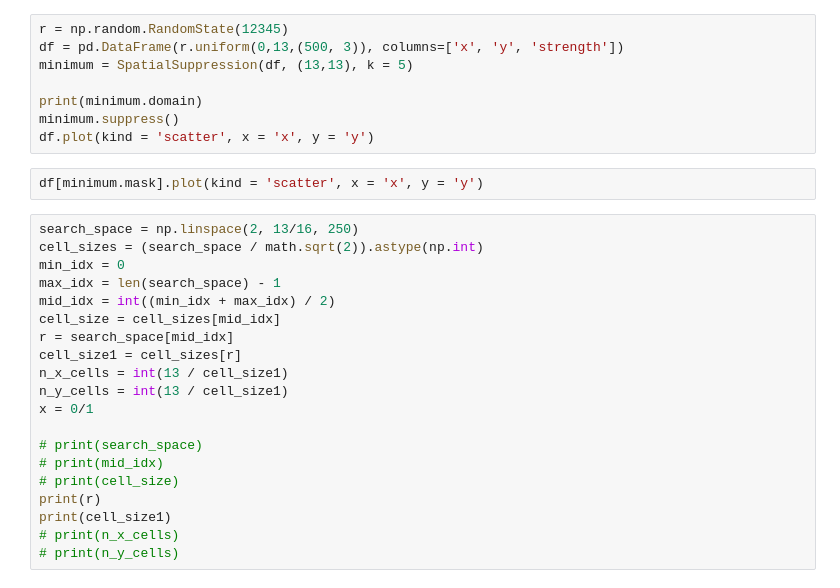
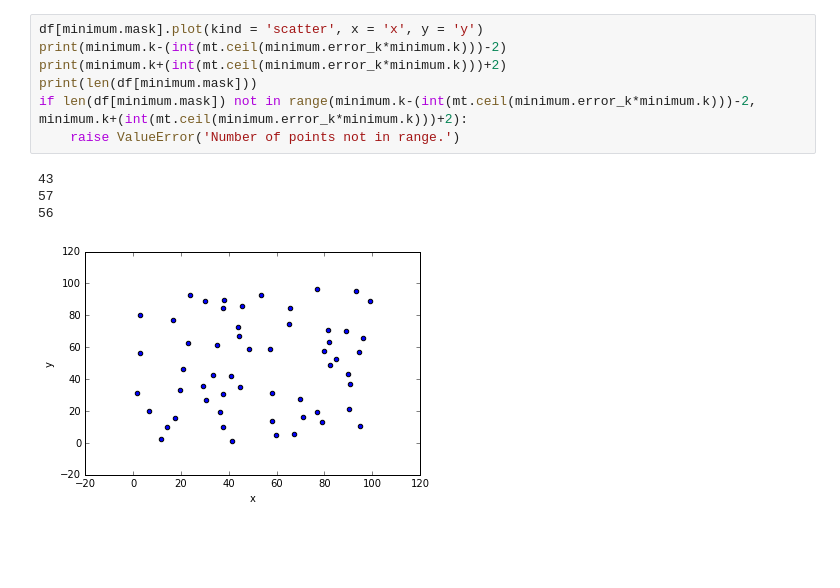
Before and after one commit to tisaconundrum2/autocnet, a Jupyter notebook: notebooks/spatial_suppression_testing.ipynb, the cells around one changed output. Saved outputs shown, nothing was run; the diff lists cells and outputs as text; blank space fills up the shorter version.

```diff
--- a/notebooks/spatial_suppression_testing.ipynb
+++ b/notebooks/spatial_suppression_testing.ipynb
@@ -30,30 +44,12 @@ df[minimum.mask].plot(kind = 'scatter', x = 'x', y = 'y')
-# %%
-r = np.random.RandomState(12345)
-df = pd.DataFrame(r.uniform(0,13,(500, 3)), columns=['x', 'y', 'strength'])
-minimum = SpatialSuppression(df, (13,13), k = 5)
-
-print(minimum.domain)
-minimum.suppress()
-df.plot(kind = 'scatter', x = 'x', y = 'y')
-# %%
-df[minimum.mask].plot(kind = 'scatter', x = 'x', y = 'y')
-# %%
-search_space = np.linspace(2, 13/16, 250)
-cell_sizes = (search_space / math.sqrt(2)).astype(np.int)
-min_idx = 0
-max_idx = len(search_space) - 1
-mid_idx = int((min_idx + max_idx) / 2)
-cell_size = cell_sizes[mid_idx]
-r = search_space[mid_idx]
-cell_size1 = cell_sizes[r]
-n_x_cells = int(13 / cell_size1)
-n_y_cells = int(13 / cell_size1)
-x = 0/1
-
-# print(search_space)
-# print(mid_idx)
-# print(cell_size)
-print(r)
-print(cell_size1)
-# print(n_x_cells)
-# print(n_y_cells)
+# %%
+df[minimum.mask].plot(kind = 'scatter', x = 'x', y = 'y')
+print(minimum.k-(int(mt.ceil(minimum.error_k*minimum.k)))-2)
+print(minimum.k+(int(mt.ceil(minimum.error_k*minimum.k)))+2)
+print(len(df[minimum.mask]))
+if len(df[minimum.mask]) not in range(minimum.k-(int(mt.ceil(minimum.error_k*minimum.k)))-2, minimum.k+(int(mt.ceil(minimum.error_k*minimum.k)))+2):
+    raise ValueError('Number of points not in range.')
+# %% [output]
+43
+57
+56
+[figure, added]
```
Also changed, not shown: parts of 6 cells of this notebook, 3 other files.
